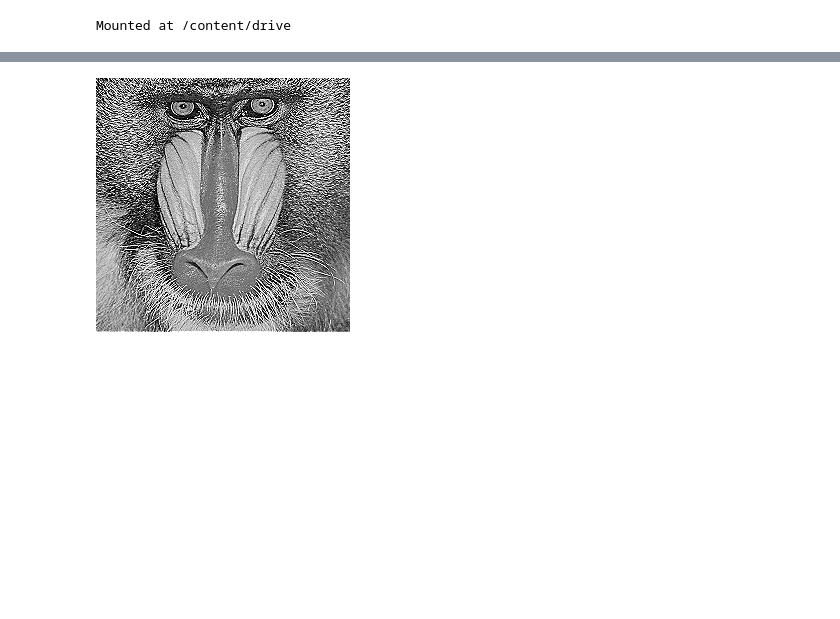
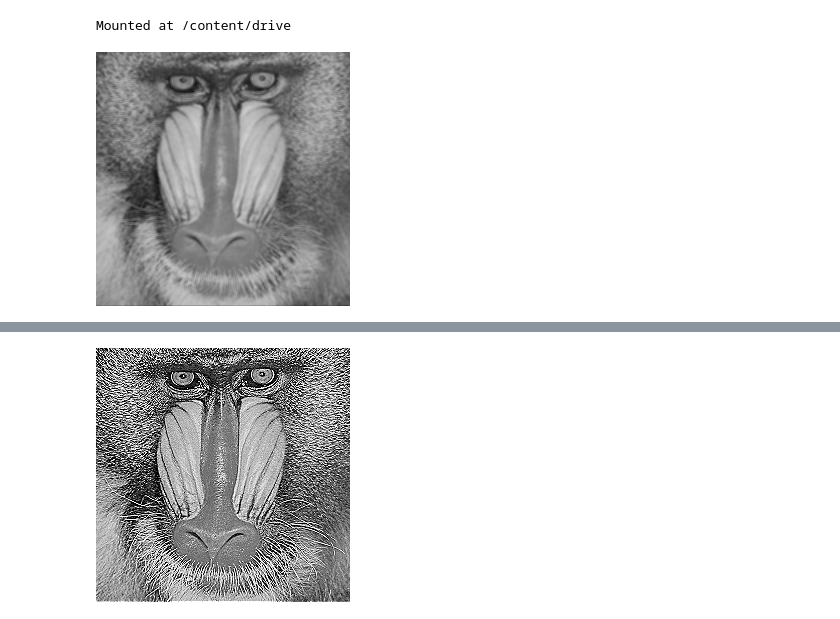
Before and after one commit to mashhisyam/PCVK_Genap_2022, a Jupyter notebook: Week7.ipynb, the cells around one changed output, grey strips where cells are left out. Drawn from its saved outputs; the diff is of its cells as text; code cells hidden in the pictures; blank space fills up the shorter version.

```diff
--- a/Week7.ipynb
+++ b/Week7.ipynb
@@ -33,3 +33,11 @@ def convolution2d(image, kernel, stride, padding):
 mandrill = cv.imread('/content/drive/MyDrive/PCVK/mandrill.tiff')
 mandrill_resize = cv.resize(mandrill, (0,0), fx=0.5, fy=0.5)
 mandrill_gray = cv.cvtColor(mandrill_resize, cv.COLOR_BGR2GRAY)
+# %%
+# Average Filter
+average_filter = np.array([[1,1,1],
+                          [1,1,1],
+                          [1,1,1]])/9
+cv2_imshow(convolution2d(mandrill_gray, average_filter, 1,2))
+# %% [output]
+[figure, added]
```
Also changed, not shown: parts of 2 cells of this notebook.
